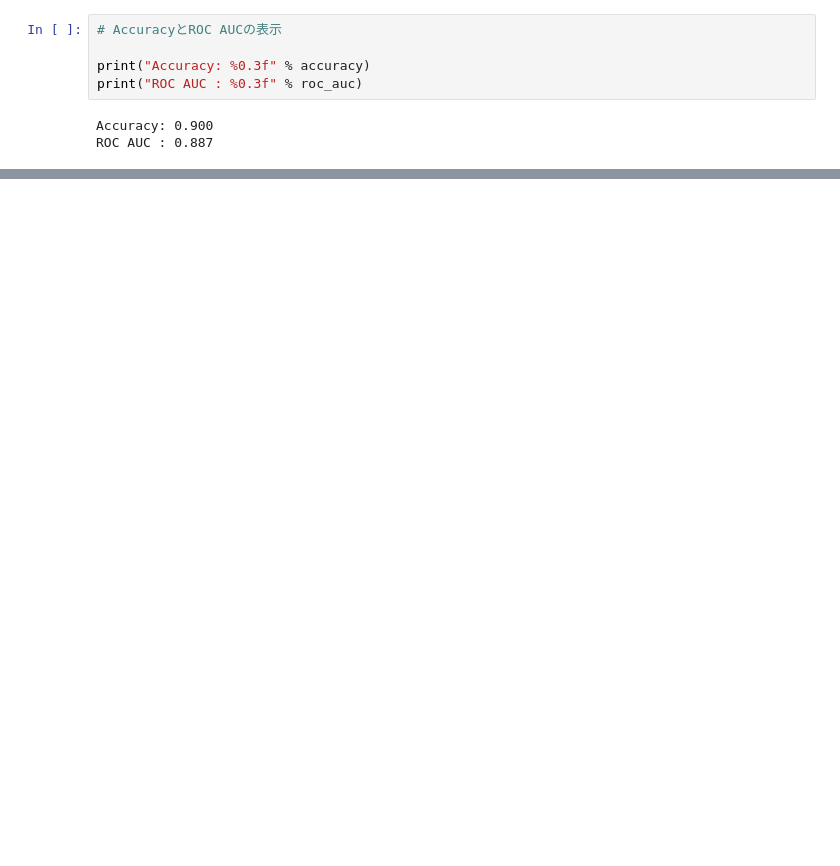
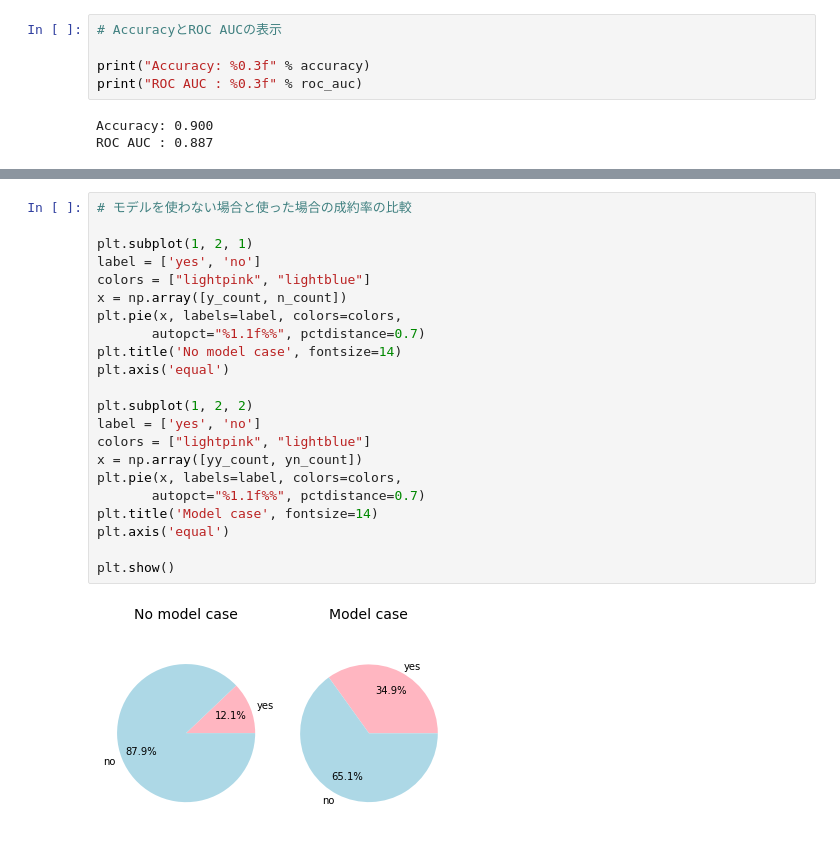
Before and after one commit to makaishi2/sample-data, a Jupyter notebook: notebooks/bank-marketing-autoai-test.ipynb, the cells around one changed output, grey strips where cells are left out. Saved outputs shown, nothing was run; the diff lists cells and outputs as text; blank space fills up the shorter version.

```diff
--- a/notebooks/bank-marketing-autoai-test.ipynb
+++ b/notebooks/bank-marketing-autoai-test.ipynb
@@ -202,0 +248,24 @@ plt.show()
+# %%
+# モデルを使わない場合と使った場合の成約率の比較
+
+plt.subplot(1, 2, 1)
+label = ['yes', 'no']
+colors = ["lightpink", "lightblue"]
+x = np.array([y_count, n_count])
+plt.pie(x, labels=label, colors=colors,
+       autopct="%1.1f%%", pctdistance=0.7)
+plt.title('No model case', fontsize=14)
+plt.axis('equal')
+
+plt.subplot(1, 2, 2)
+label = ['yes', 'no']
+colors = ["lightpink", "lightblue"]
+x = np.array([yy_count, yn_count])
+plt.pie(x, labels=label, colors=colors,
+       autopct="%1.1f%%", pctdistance=0.7)
+plt.title('Model case', fontsize=14)
+plt.axis('equal')
+
+plt.show()
+# %% [output]
+[figure, added]
```
Also changed, not shown: parts of 11 cells of this notebook, 1 other file.
